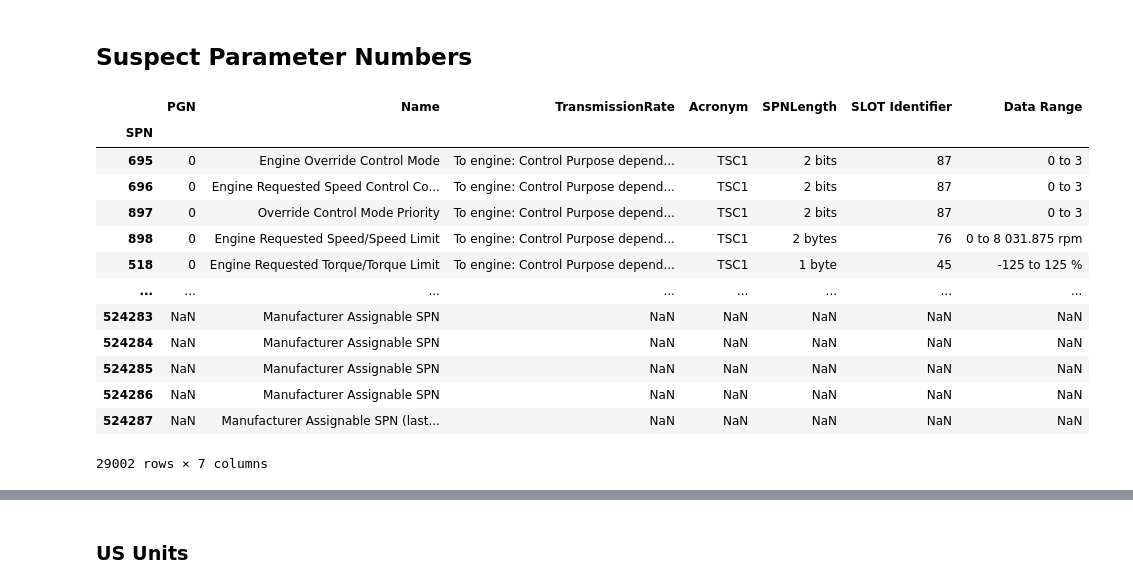
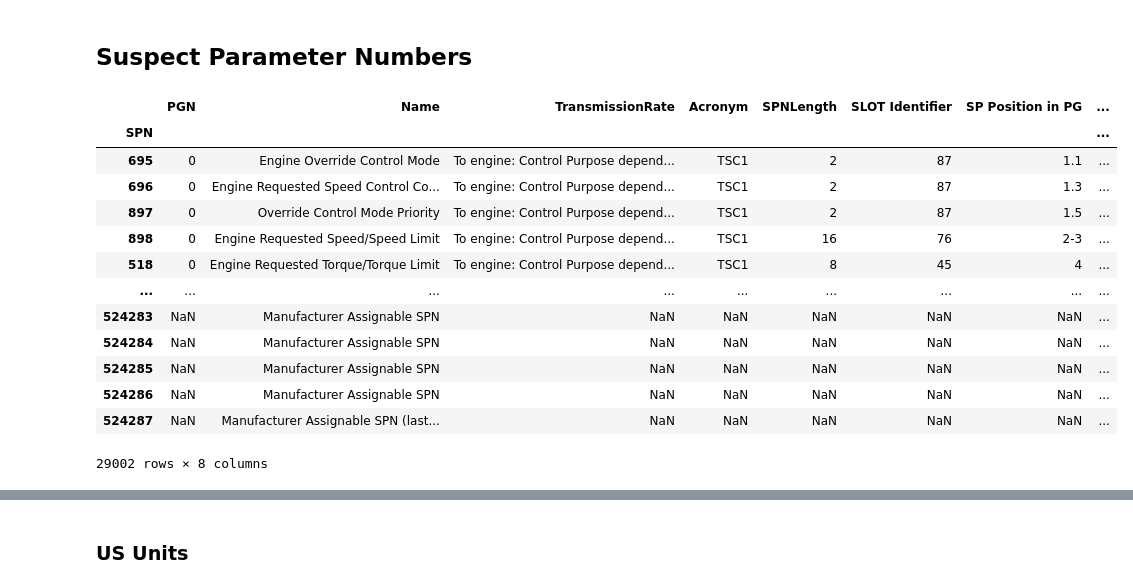
Before and after one commit to SystemsCyber/J1939DB, a Jupyter notebook: J1939 Digital Annex to JSON.ipynb, the cells around one changed output, grey strips where cells are left out. Saved outputs shown, nothing was run; the diff lists cells and outputs as text; code cells hidden in the pictures.

```diff
--- a/J1939 Digital Annex to JSON.ipynb
+++ b/J1939 Digital Annex to JSON.ipynb
@@ -222,34 +248,35 @@ Key Error - Entry does not exist.
 # %%
 reduced_spns = spn_df.drop_duplicates('SPN')[['SPN',
                                               'PGN',
                                               'SP Label',
                                               'Transmission Rate',
                                               'PG Acronym',
-                                              'SP Length',
+                                              'Length Minimum\n(bits)',
                                               'SLOT Identifier',
-                                              'Data Range'
+                                              'SP Position in PG',
+                                              'SP Start Bit'
                                              ]]
 reduced_spns.dropna(how='any',subset=["SPN"],inplace=True)
 reduced_spns.set_index('SPN',inplace=True)
 reduced_spns.rename(columns={'SP Label': 'Name',
                              'PG Acronym': 'Acronym',
                              'PG Data Length':'PGNLength',
-                             'SP Length':'SPNLength',
+                             'Length Minimum\n(bits)':'SPNLength',
                              'Transmission Rate':"TransmissionRate"},
                     inplace=True)
 reduced_spns
 # %% [output]
-|  | PGN | Name | TransmissionRate | Acronym | SPNLength | SLOT Identifier | Data Range |
-| SPN |  |  |  |  |  |  |  |
-| 695 | 0 | Engine Override Control Mode | To engine: Control Purpose depend... | TSC1 | 2 bits | 87 | 0 to 3 |
-| 696 | 0 | Engine Requested Speed Control Co... | To engine: Control Purpose depend... | TSC1 | 2 bits | 87 | 0 to 3 |
-| 897 | 0 | Override Control Mode Priority | To engine: Control Purpose depend... | TSC1 | 2 bits | 87 | 0 to 3 |
-| 898 | 0 | Engine Requested Speed/Speed Limit | To engine: Control Purpose depend... | TSC1 | 2 bytes | 76 | 0 to 8 031.875 rpm |
-| 518 | 0 | Engine Requested Torque/Torque Limit | To engine: Control Purpose depend... | TSC1 | 1 byte | 45 | -125 to 125 % |
-| ... | ... | ... | ... | ... | ... | ... | ... |
-| 524283 | NaN | Manufacturer Assignable SPN | NaN | NaN | NaN | NaN | NaN |
-| 524284 | NaN | Manufacturer Assignable SPN | NaN | NaN | NaN | NaN | NaN |
-| 524285 | NaN | Manufacturer Assignable SPN | NaN | NaN | NaN | NaN | NaN |
-| 524286 | NaN | Manufacturer Assignable SPN | NaN | NaN | NaN | NaN | NaN |
-| 524287 | NaN | Manufacturer Assignable SPN (last... | NaN | NaN | NaN | NaN | NaN |
+|  | PGN | Name | TransmissionRate | Acronym | SPNLength | SLOT Identifier | SP Position in PG | ... |
+| SPN |  |  |  |  |  |  |  | ... |
+| 695 | 0 | Engine Override Control Mode | To engine: Control Purpose depend... | TSC1 | 2 | 87 | 1.1 | ... |
+| 696 | 0 | Engine Requested Speed Control Co... | To engine: Control Purpose depend... | TSC1 | 2 | 87 | 1.3 | ... |
+| 897 | 0 | Override Control Mode Priority | To engine: Control Purpose depend... | TSC1 | 2 | 87 | 1.5 | ... |
+| 898 | 0 | Engine Requested Speed/Speed Limit | To engine: Control Purpose depend... | TSC1 | 16 | 76 | 2-3 | ... |
+| 518 | 0 | Engine Requested Torque/Torque Limit | To engine: Control Purpose depend... | TSC1 | 8 | 45 | 4 | ... |
+| ... | ... | ... | ... | ... | ... | ... | ... | ... |
+| 524283 | NaN | Manufacturer Assignable SPN | NaN | NaN | NaN | NaN | NaN | ... |
+| 524284 | NaN | Manufacturer Assignable SPN | NaN | NaN | NaN | NaN | NaN | ... |
+| 524285 | NaN | Manufacturer Assignable SPN | NaN | NaN | NaN | NaN | NaN | ... |
+| 524286 | NaN | Manufacturer Assignable SPN | NaN | NaN | NaN | NaN | NaN | ... |
+| 524287 | NaN | Manufacturer Assignable SPN (last... | NaN | NaN | NaN | NaN | NaN | ... |
-29002 rows × 7 columns
+29002 rows × 8 columns
```
Also changed, not shown: parts of 35 cells of this notebook, 1 other file.
